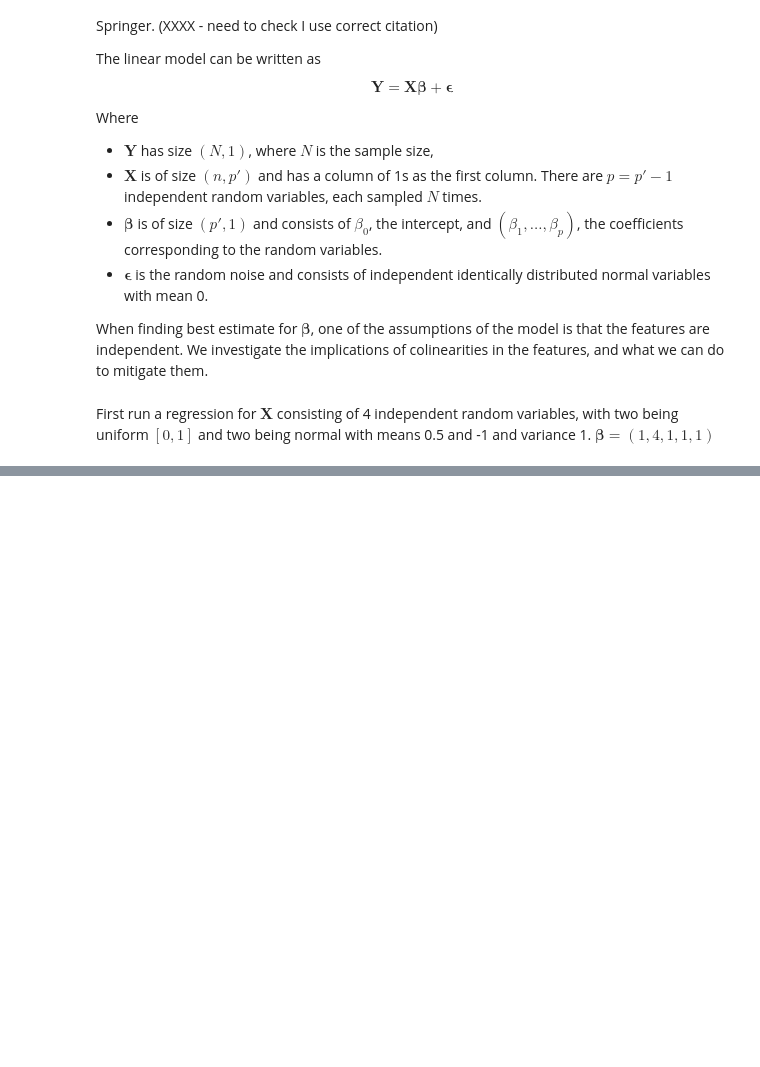
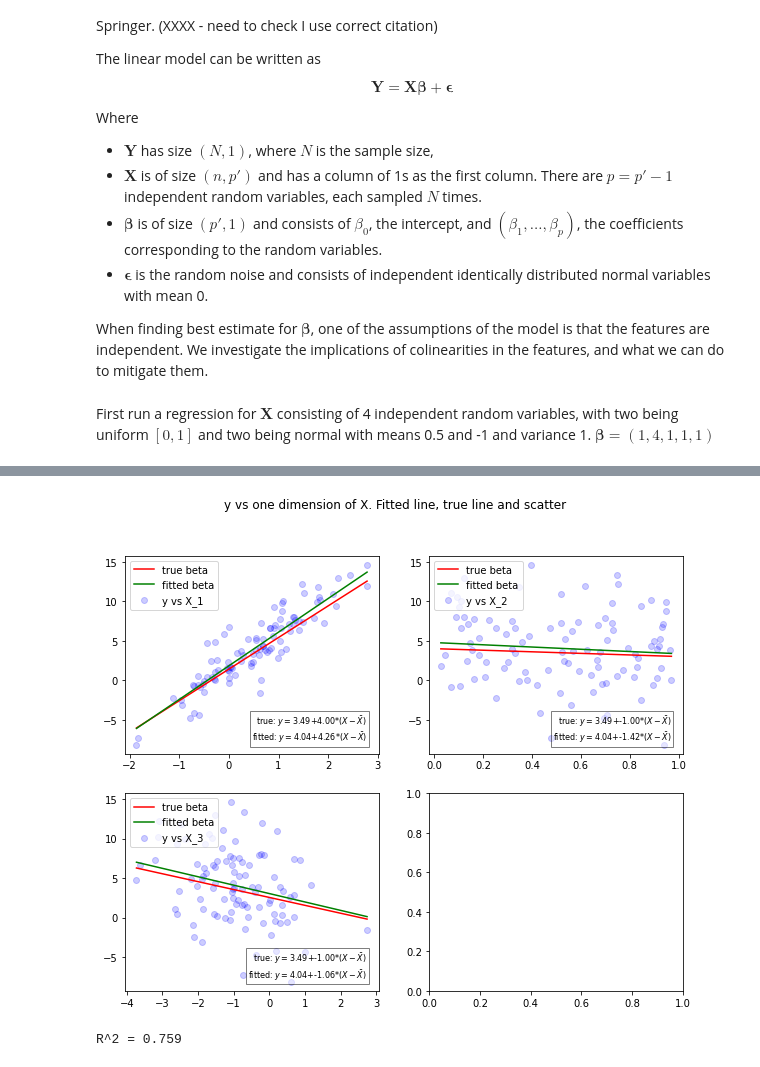
Before and after one commit to alexxcollins/AI_INM702_collab, a Jupyter notebook: nb/collinearity.ipynb, the cells around one changed output, grey strips where cells are left out. Drawn from its saved outputs; the diff is of its cells as text; code cells hidden in the pictures; blank space fills up the shorter version.

```diff
--- a/nb/collinearity.ipynb
+++ b/nb/collinearity.ipynb
@@ -40,0 +62,7 @@ R^2 = 0.83
+# %%
+reg.fit()
+reg.plot2D()
+print('R^2 = {:.3f}'.format(reg.score))
+# %% [output]
+[figure, added]
+R^2 = 0.759
```
Also changed, not shown: parts of 4 cells of this notebook.
